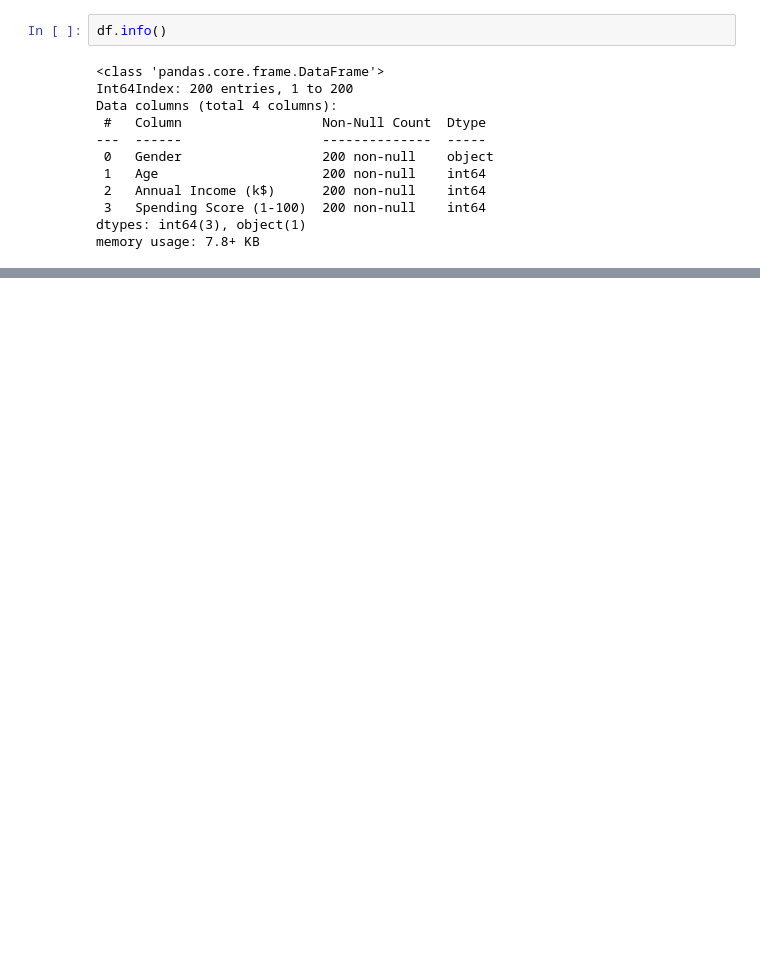
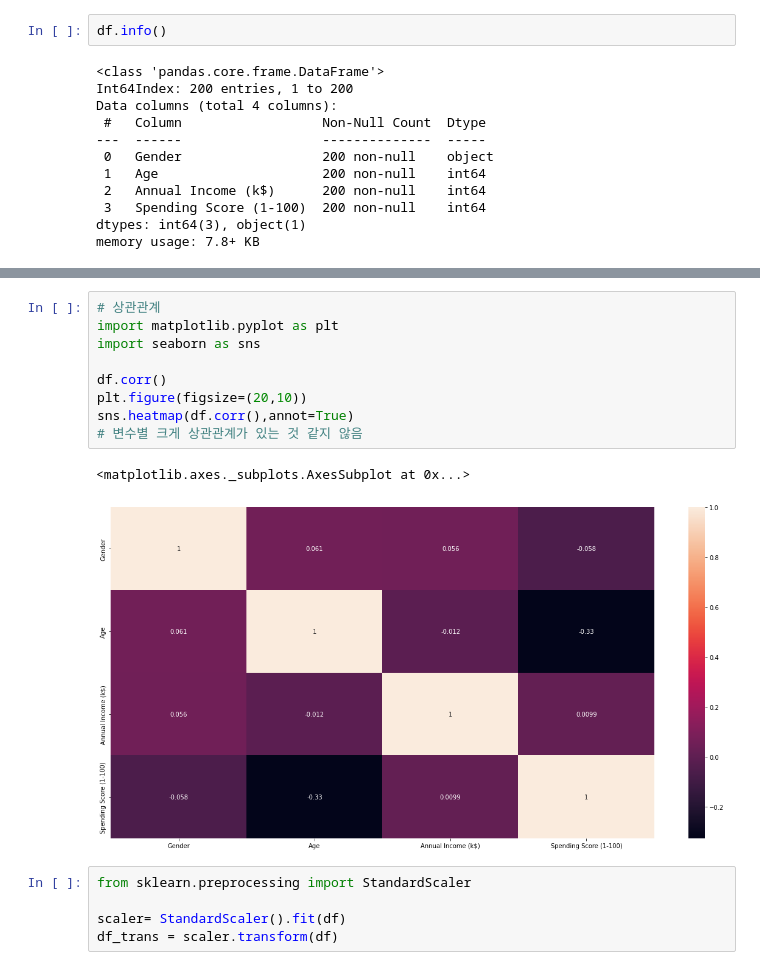
Before and after one commit to HssngH/ToBigs18, a Jupyter notebook: Clustering_과제.ipynb, the cells around one changed output, grey strips where cells are left out. Drawn from its saved outputs; the diff is of its cells as text; blank space fills up the shorter version.

```diff
--- a/Clustering_과제.ipynb
+++ b/Clustering_과제.ipynb
@@ -51,0 +91,17 @@ memory usage: 7.8+ KB
+# %%
+# 상관관계
+import matplotlib.pyplot as plt
+import seaborn as sns
+
+df.corr()
+plt.figure(figsize=(20,10))
+sns.heatmap(df.corr(),annot=True)
+# 변수별 크게 상관관계가 있는 것 같지 않음
+# %% [output]
+<matplotlib.axes._subplots.AxesSubplot at 0x...>
+[figure, added]
+# %%
+from sklearn.preprocessing import StandardScaler
+
+scaler= StandardScaler().fit(df)
+df_trans = scaler.transform(df)
```
Also changed, not shown: parts of 9 cells of this notebook.
